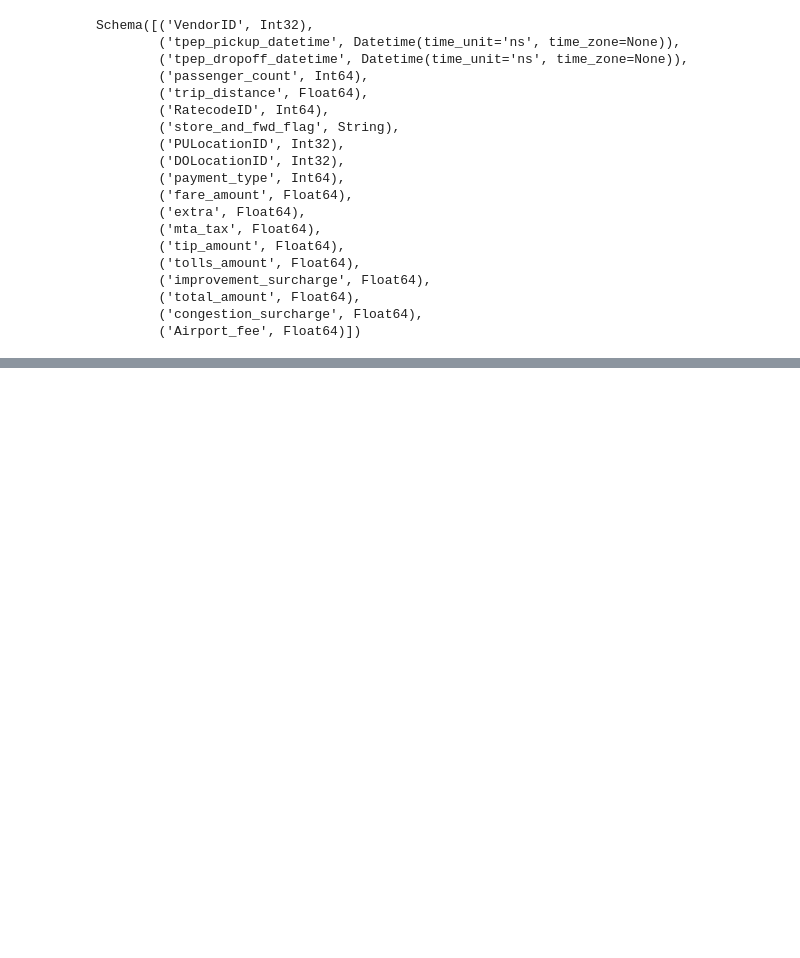
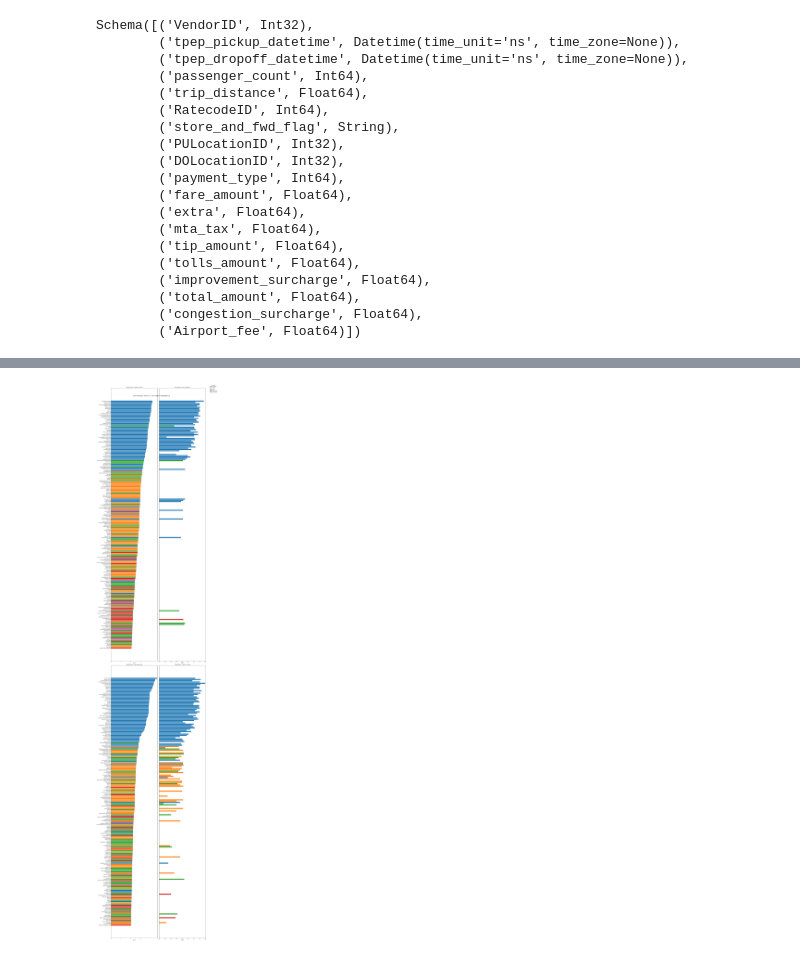
Before and after one commit to Zhanqiu-Guo/NYC-Yellow-Cab, a Jupyter notebook: geo_EDA.ipynb, the cells around one changed output, grey strips where cells are left out. Saved outputs shown, nothing was run; the diff lists cells and outputs as text; code cells hidden in the pictures; blank space fills up the shorter version.

```diff
--- a/geo_EDA.ipynb
+++ b/geo_EDA.ipynb
@@ -36,7 +36,8 @@ shape: (5, 4)
 | 4 | "Manhattan" | "Alphabet City" | "Yellow Zone" |
 | 5 | "Staten Island" | "Arden Heights" | "Boro Zone" |
 # %%
-files_2024 = [f for f in all_files if "2024" in f]
+file_str = "2024"
+files_2024 = [f for f in all_files if file_str in f]
 lf = pl.scan_parquet(files_2024)
 lf.schema
 # %% [output]
@@ -147,7 +132,7 @@ pu_zone_stats = (
         pl.mean("tip_per_mile").alias("avg_tip_per_mile"),
         pl.median("tip_per_mile").alias("med_tip_per_mile"),
     ])
-    .filter(pl.col("n_trips") > 100) # stability threshold
+    .filter(pl.col("n_trips") > 10) # stability threshold
     .sort("med_fare_per_mile", descending=True)
     .collect()
 )
@@ -163,7 +148,7 @@ do_zone_stats = (
         pl.mean("tip_per_mile").alias("avg_tip_per_mile"),
         pl.median("tip_per_mile").alias("med_tip_per_mile"),
     ])
-    .filter(pl.col("n_trips") > 100)
+    .filter(pl.col("n_trips") > 10)
     .sort("med_fare_per_mile", descending=True)
     .collect()
 )
@@ -182,3 +155,77 @@ borough_flow_costs = (
+# %%
+COUNT = 200
+FARE = "med"
+TIP = "med"
+
+pu_top = pu_zone_stats.slice(0, COUNT)
+do_top = do_zone_stats.slice(0, COUNT)
+
+pu_zones = pu_top["Zone_PU"].to_list()
+pu_fare = pu_top[f"{FARE}_fare_per_mile"].to_list()
+pu_tip = pu_top[f"{TIP}_tip_per_mile"].to_list()
+pu_boroughs = pu_top["Borough_PU"].to_list()
+
+do_zones = do_top["Zone_DO"].to_list()
+do_fare = do_top[f"{FARE}_fare_per_mile"].to_list()
+do_tip = do_top[f"{TIP}_tip_per_mile"].to_list()
+do_boroughs = do_top["Borough_DO"].to_list()
+
+pu_colors = [borough_colors.get(b, "#7f7f7f") for b in pu_boroughs]
+do_colors = [borough_colors.get(b, "#7f7f7f") for b in do_boroughs]
+
+fig, axs = plt.subplots(
+    nrows=2,
+    ncols=2,
+    figsize=(20, COUNT // 2),
+    sharey="row"
+)
+
+axs[0, 0].barh(pu_zones, pu_fare, color=pu_colors)
+axs[0, 0].set_title(f"Pickup Zones – {FARE} Fare per Mile")
+axs[0, 0].set_xlabel("$/mile")
+axs[0, 0].invert_yaxis()
+
+axs[0, 1].barh(pu_zones, pu_tip, color=pu_colors)
+axs[0, 1].set_title(f"Pickup Zones – {TIP} Tip per Mile")
+axs[0, 1].set_xlabel("$/mile")
+
+axs[1, 0].barh(do_zones, do_fare, color=do_colors)
+axs[1, 0].set_title(f"Dropoff Zones – {FARE} Fare per Mile")
+axs[1, 0].set_xlabel("$/mile")
+axs[1, 0].invert_yaxis()
+
+axs[1, 1].barh(do_zones, do_tip, color=do_colors)
+axs[1, 1].set_title(f"Dropoff Zones – {TIP} Tip per Mile")
+axs[1, 1].set_xlabel("$/mile")
+
+# Limits
+fare_max = max(max(pu_fare), max(do_fare))
+tip_max = max(max(pu_tip), max(do_tip))
+
+axs[0, 0].set_xlim(0, fare_max * 1.01)
+axs[1, 0].set_xlim(0, fare_max * 1.01)
+
+axs[0, 1].set_xlim(0, tip_max * 1.01)
+axs[1, 1].set_xlim(0, tip_max * 1.01)
+
+legend_elements = [Patch(facecolor=color, label=boro) for boro, color in borough_colors.items()]
+
+fig.legend(
+    handles=legend_elements,
+    title="Borough",
+    bbox_to_anchor=(1.02, 1),
+    loc="upper left"
+)
+
+fig.suptitle(
+    f"Cost and Tipping Patterns by Zone in {file_str} (Top {COUNT} Zones)",
+    fontsize=16
+)
+
+plt.tight_layout()
+plt.show()
+# %% [output]
+[figure, added]
 # %%
 print(lf_enriched.schema)
 
```
Also changed, not shown: parts of 7 cells of this notebook.
